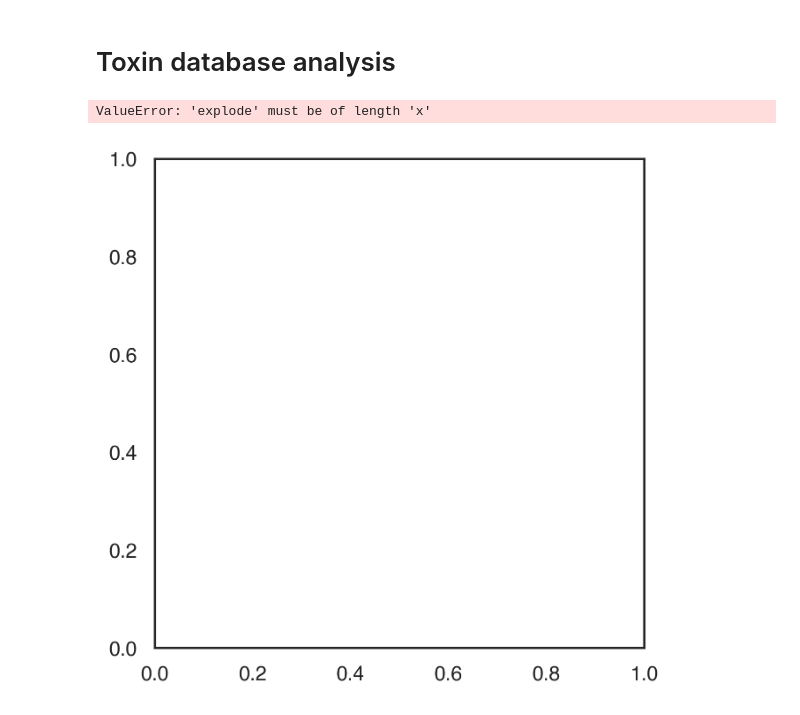
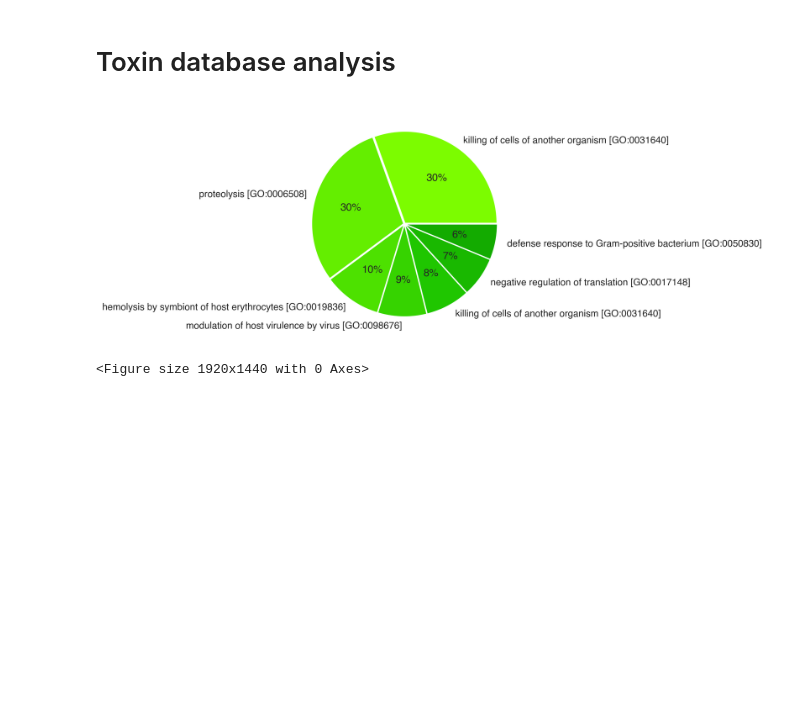
Before and after one commit to Dreycey/PhageScanner, a Jupyter notebook: misc/plot_results.ipynb, the cells around one changed output. Saved outputs shown, nothing was run; the diff lists cells and outputs as text; code cells hidden in the pictures; blank space fills up the shorter version.

Commit message:
adding toxin GO term analysis

```diff
--- a/misc/plot_results.ipynb
+++ b/misc/plot_results.ipynb
@@ -701,29 +702,30 @@ all_toxins = sorted(all_toxins, key=lambda a: a[1], reverse=True)
 # %%
 # parameters
 max_goterms_to_plot = 10
 
 # declaring data
 data = []
 keys = []
 for i, (k, v) in enumerate(all_toxins[1:]):
-    if i > max_goterms_to_plot: break
+    if i > 6: break
     data.append(v)
     keys.append(k)
 
 # declaring exploding pie
-explode = [0.01]*len(toxin2count)
+explode = [0.01]*len(data)
 
 # plotting data on chart
 plt.pie(data,
         labels=keys,
         colors=shades_of_green,
         explode=explode,
         autopct='%.0f%%')
 
 # displaying chart
 plt.show()
 
 plt.savefig('toxin_piechart.png', dpi=300, bbox_inches='tight')
+#
 # %% [output]
+[figure, new version]
-ValueError: 'explode' must be of length 'x'
+<Figure size 1920x1440 with 0 Axes>
-[figure, old version]
```
Also changed, not shown: parts of 2 cells of this notebook.
